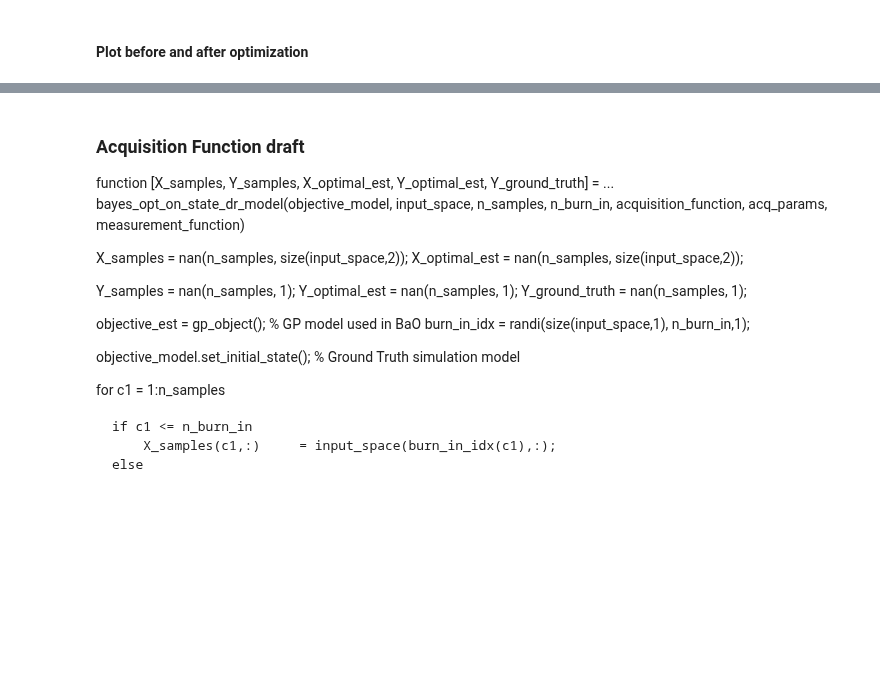
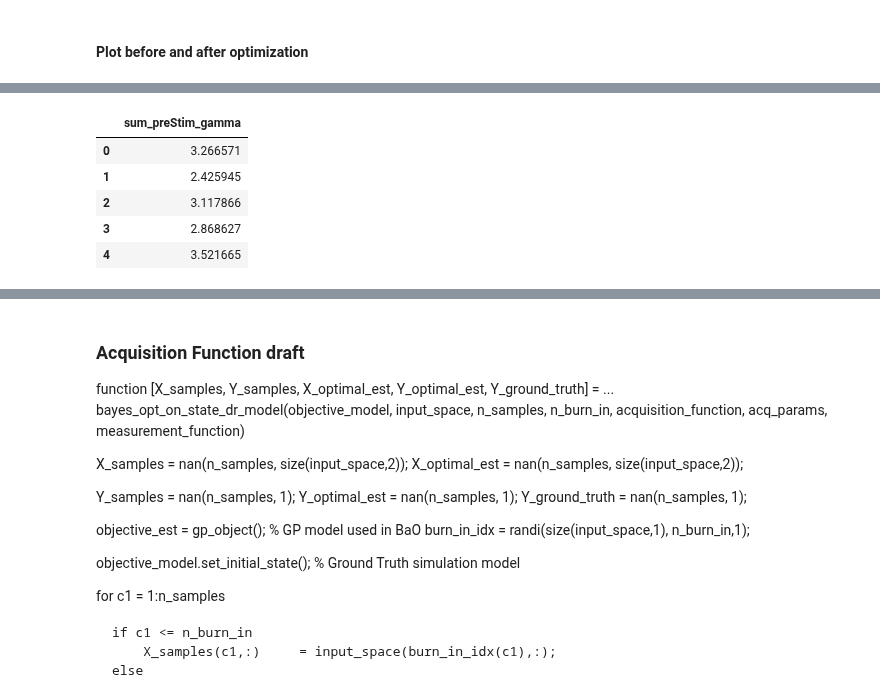
Before and after one commit to Simurgh818/NeuroGaussianProcess, a Jupyter notebook: Static_BaO.ipynb, the cells around one changed output, grey strips where cells are left out. Saved outputs shown, nothing was run; the diff lists cells and outputs as text; code cells hidden in the pictures; blank space fills up the shorter version.

```diff
--- a/Static_BaO.ipynb
+++ b/Static_BaO.ipynb
@@ -362,0 +364,11 @@ print('sum postStim gamma are: \n', X1_next, '\n', np.shape(X1_next))
+# %%
+ucb = np.empty((1))
+freq_choices = [5,7,11,17, 23, 35, 42]
+
+ucb= model.acquisition_function(simY_BaO, simMse_BaO, nu, 1)
+# print(np.shape(ucb))
+median_ucb = np.median(ucb)
+next_freq_idx = abs(median_ucb-freq_choices).argmin()
+
+print(median_ucb)
+print(next_freq_idx, 'next freq is: ', freq_choices[6])
@@ -380,0 +449,15 @@ X0_psd_combo.head()
+# %%
+U1_combo.reset_index()
+U1_combo=U1_combo[['Stim_1', 'Stim_2']]
+U1_combo.head()
+
+X0_psd_combo.reset_index()
+X0_psd_combo= X0_psd_combo[['sum_preStim_gamma']]
+X0_psd_combo.head()
+# %% [output]
+|  | sum_preStim_gamma |
+| 0 | 3.266571 |
+| 1 | 2.425945 |
+| 2 | 3.117866 |
+| 3 | 2.868627 |
+| 4 | 3.521665 |
```
Also changed, not shown: parts of 21 cells of this notebook.
